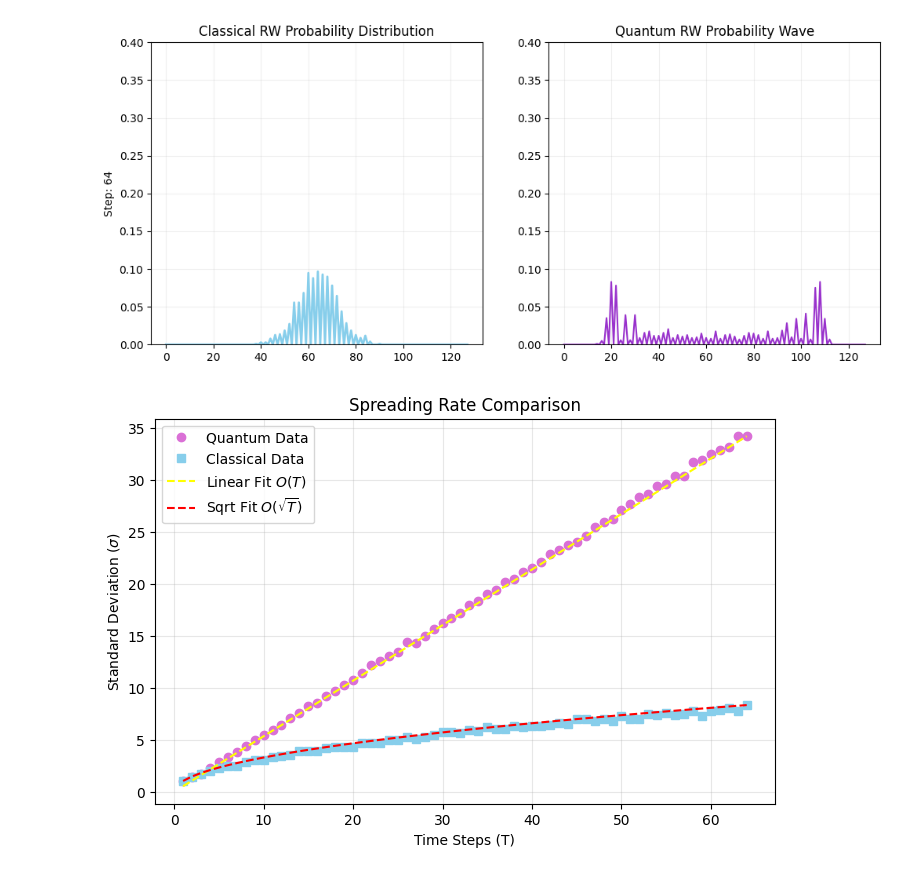
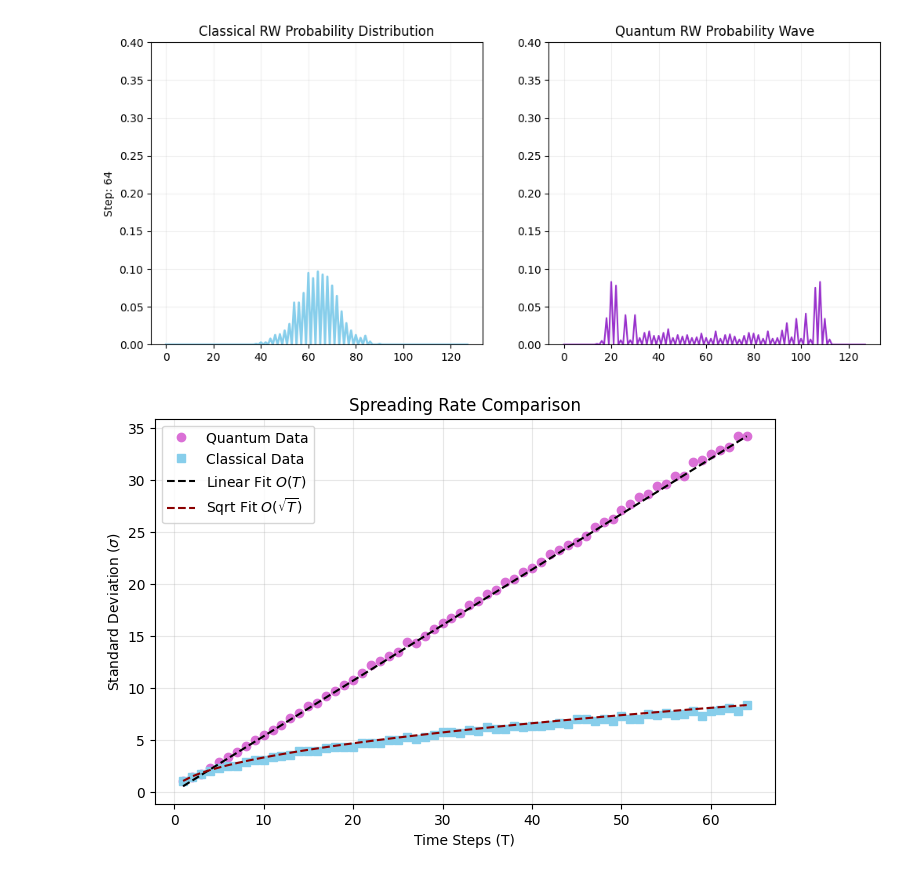
Before and after one commit to PhilQiu1695/QRW-Project, a Jupyter notebook: Random Walk.ipynb, the cells around one changed output. Drawn from its saved outputs; the diff is of its cells as text; code cells hidden in the pictures.

```diff
--- a/Random Walk.ipynb
+++ b/Random Walk.ipynb
@@ -142,22 +143,22 @@ plt.show()
 # %%
 #Standard Deviation Plot
 
 plt.figure(figsize=(8, 5))
 t_axis = np.arange(1, max_steps + 1)
 
 # Plot experimental data
 plt.plot(t_axis, q_stds, 'o', label='Quantum Data', color='orchid')
 plt.plot(t_axis, c_stds, 's', label='Classical Data', color='skyblue')
 
 # Add trendlines to show the math
-plt.plot(t_axis, t_axis * (q_stds[-1]/max_steps), '--', color="yellow", label='Linear Fit $O(T)$')
-plt.plot(t_axis, np.sqrt(t_axis) * (c_stds[-1]/np.sqrt(max_steps)), '--', color='red', label='Sqrt Fit $O(\sqrt{T})$')
+plt.plot(t_axis, t_axis * (q_stds[-1]/max_steps), '--', color="black", label='Linear Fit $O(T)$')
+plt.plot(t_axis, np.sqrt(t_axis) * (c_stds[-1]/np.sqrt(max_steps)), '--', color='darkred', label='Sqrt Fit $O(\sqrt{T})$')
 
 plt.xlabel("Time Steps (T)")
 plt.ylabel("Standard Deviation ($\sigma$)")
 plt.title("Spreading Rate Comparison")
 plt.legend()
 plt.grid(True, alpha=0.3)
 plt.show()
 # %% [output]
-[figure, old version]
+[figure, new version]
```
Also changed, not shown: parts of 3 cells of this notebook, 1 other file.
